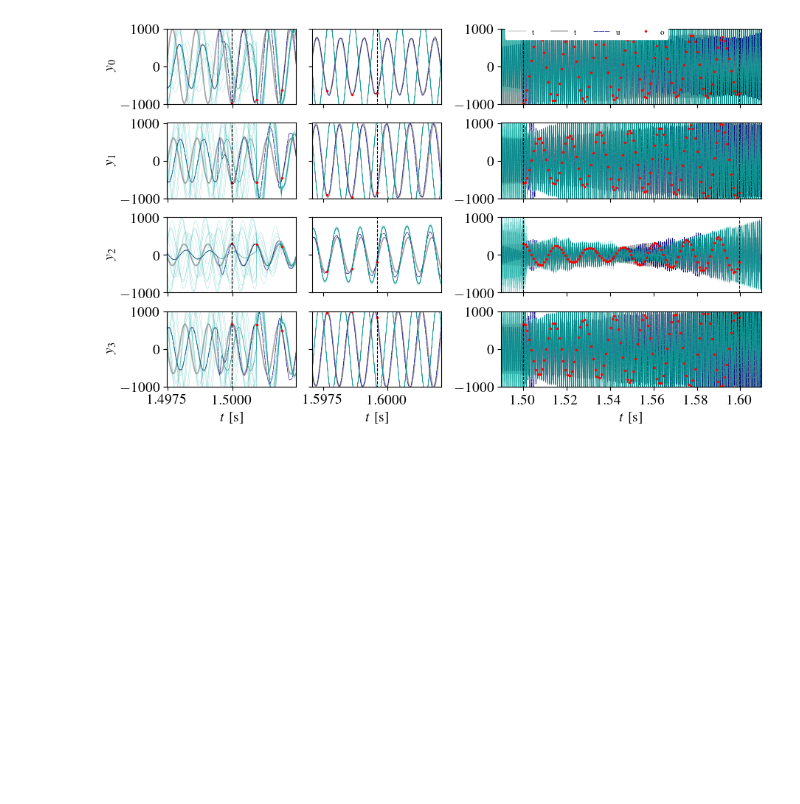
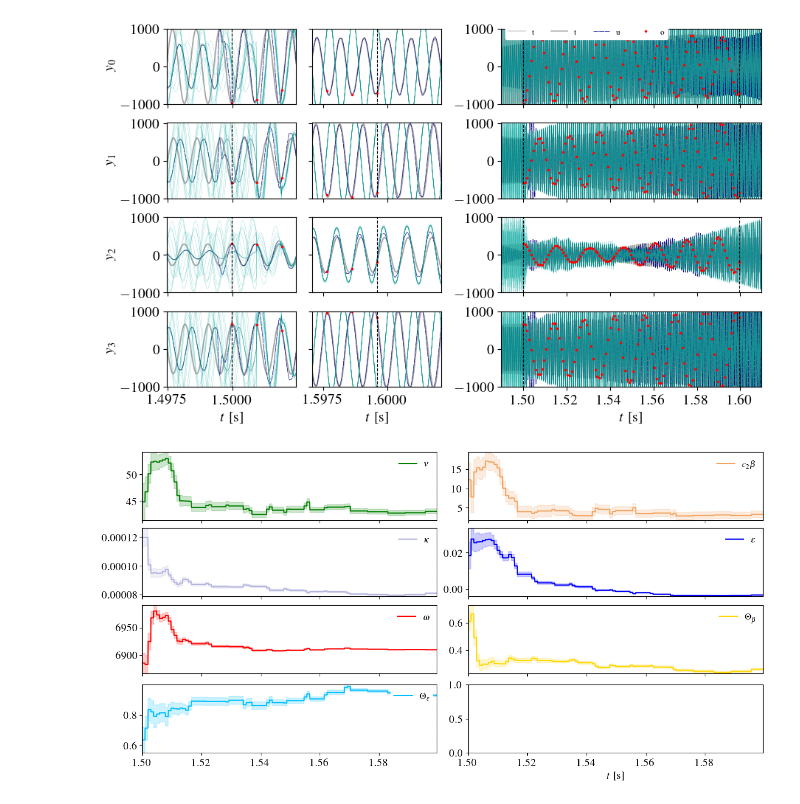
Before and after one commit to andreanovoa/real-time-bias-aware-DA, a Jupyter notebook: tutorials/TA_azimuthal_DA.ipynb, the cells around one changed output. Saved outputs shown, nothing was run; the diff lists cells and outputs as text; code cells hidden in the pictures; blank space fills up the shorter version.

```diff
--- a/tutorials/TA_azimuthal_DA.ipynb
+++ b/tutorials/TA_azimuthal_DA.ipynb
@@ -246,3 +246,7 @@ truth = dict(y_raw=y_raw, y_true=y_true, t=t_true, dt=dt_t,
 plot_timeseries(filter_ens, truth)
 # %% [output]
 [figure]
+# %%
+plot_parameters(filter_ens, truth)
+# %% [output]
+[figure, added]
```
Also changed, not shown: parts of 1 cell of this notebook.
